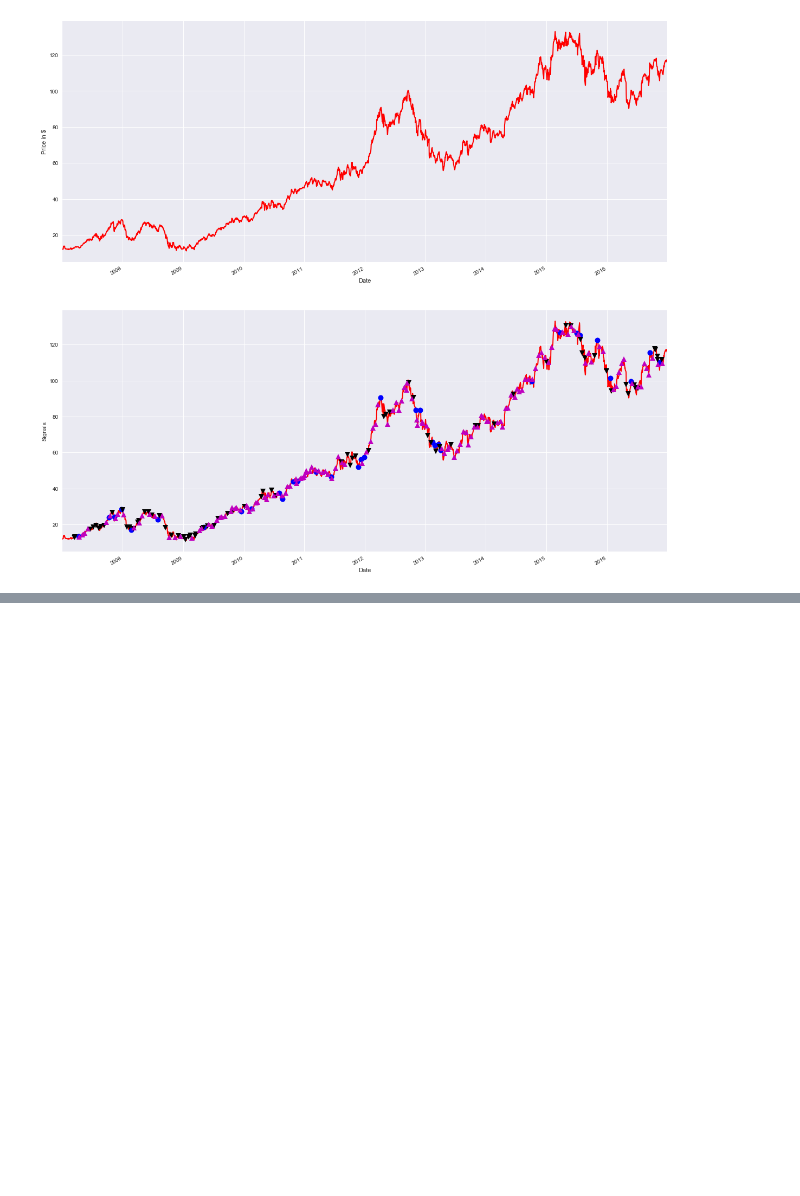
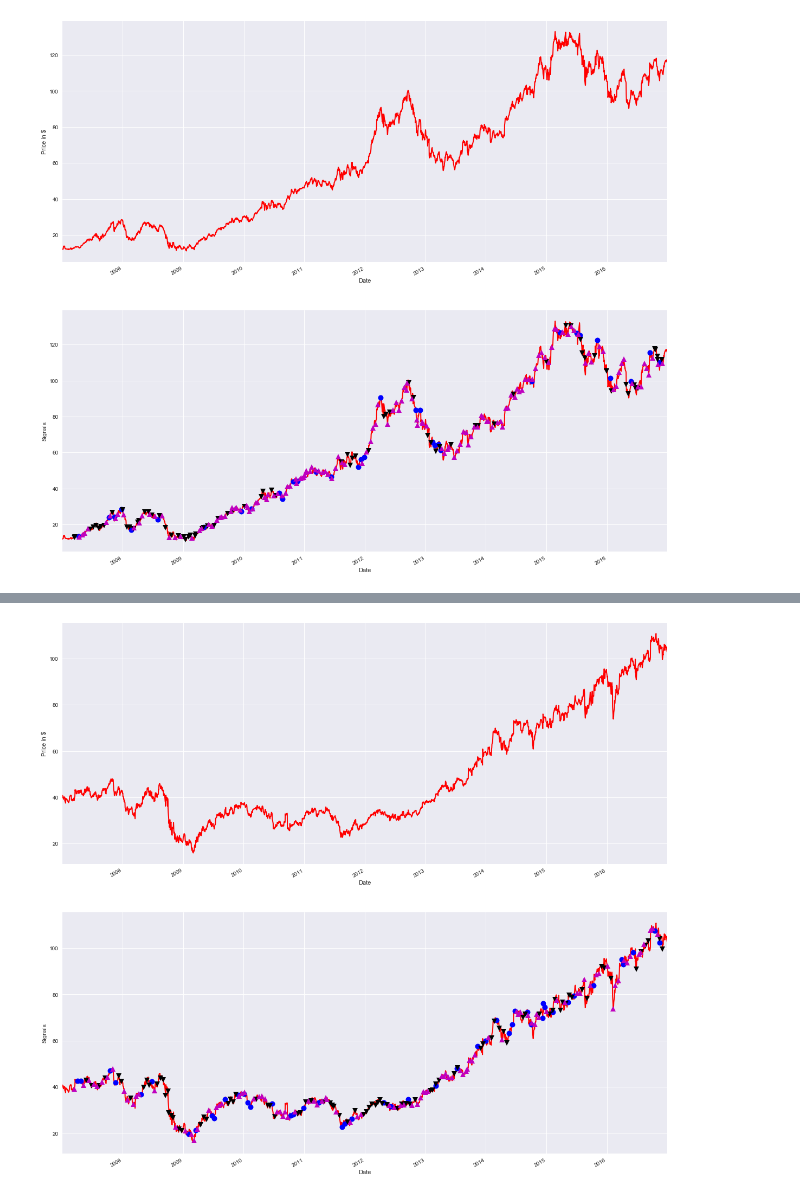
Before and after one commit to minimalgeek/DeepLearning, a Jupyter notebook: Stock/02_deep_q_network.ipynb, the cells around one changed output, grey strips where cells are left out. Drawn from its saved outputs; the diff is of its cells as text; code cells hidden in the pictures; blank space fills up the shorter version.

```diff
--- a/Stock/02_deep_q_network.ipynb
+++ b/Stock/02_deep_q_network.ipynb
@@ -303,0 +316,8 @@ agent.save('best_model.h5')
+# %%
+state = env.reset()
+state = state.values.reshape([1, state_size])
+while env.enough_data_provided():
+    action_idx = agent.act(state)
+    next_state, reward, done, _ = env.step(action_idx) # build these parameters into the NN model
+    next_state = next_state.values.reshape([1, state_size])
+    state = next_state
@@ -303,0 +328,6 @@ agent.save('best_model.h5')
+# %%
+signals = np.array([[], [], []]).T
+# %%
+for key, value in env.actions.items():
+    print('Date: {} => Action: {} => Reward: {}'.format(key, value[0].act, value[1]))
+    signals = np.concatenate((signals, np.array([[key, value[0].act, env.data.loc[key]['Close']]])), axis = 0)
@@ -303,0 +352,28 @@ agent.save('best_model.h5')
+# %%
+signals_df = create_signals_df(signals)
+# %%
+fig = plt.figure(figsize=(20,20))
+
+ax1 = fig.add_subplot(211,  ylabel='Price in $')
+ax2 = fig.add_subplot(212,  ylabel='Signals')
+
+# Plot the closing price
+env.data['Close'].plot(ax=ax1, color='r', lw=2.)
+env.data['Close'].plot(ax=ax2, color='r', lw=2.)
+
+ax2.plot(signals_df.loc[signals_df[1] == 'skip'].index,
+         signals_df.loc[signals_df[1] == 'skip'][2],
+         'o', markersize=10, color='b')
+
+ax2.plot(signals_df.loc[signals_df[1] == 'sell'].index,
+         signals_df.loc[signals_df[1] == 'sell'][2],
+         'v', markersize=10, color='k')
+
+ax2.plot(signals_df.loc[signals_df[1] == 'buy'].index,
+         signals_df.loc[signals_df[1] == 'buy'][2],
+         '^', markersize=10, color='m')
+
+# Show the plot
+plt.show()
+# %% [output]
+[figure, added]
```
Also changed, not shown: parts of 7 cells of this notebook.
